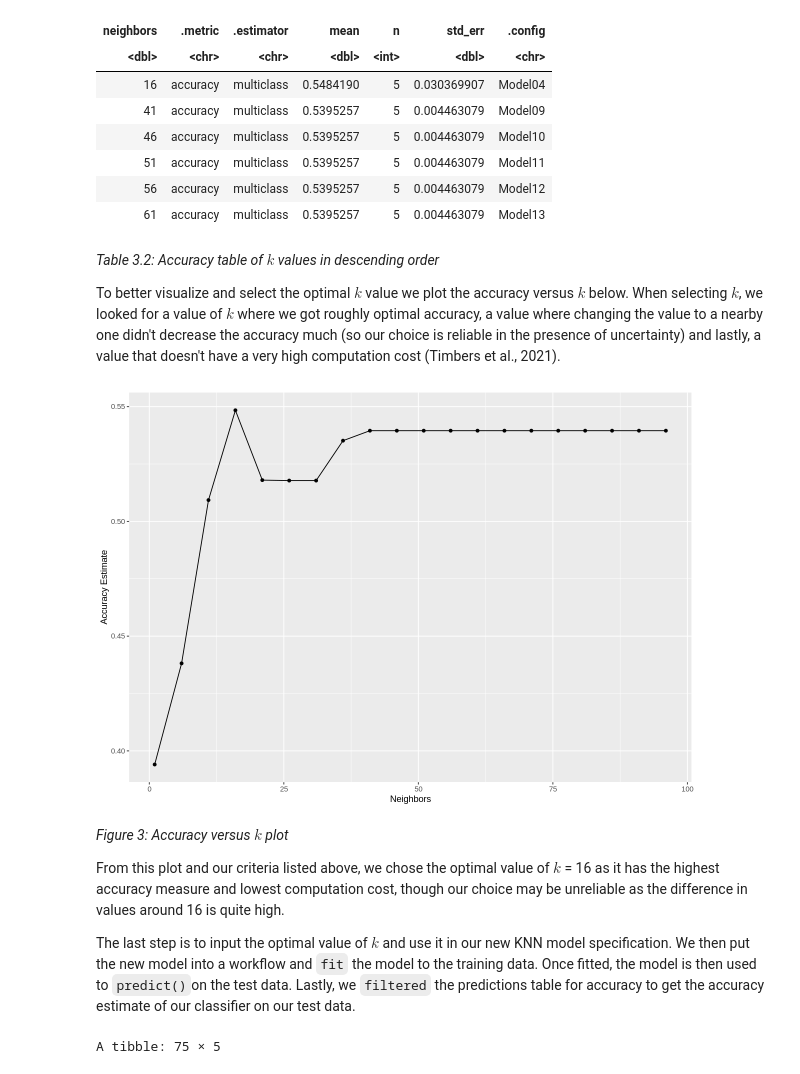
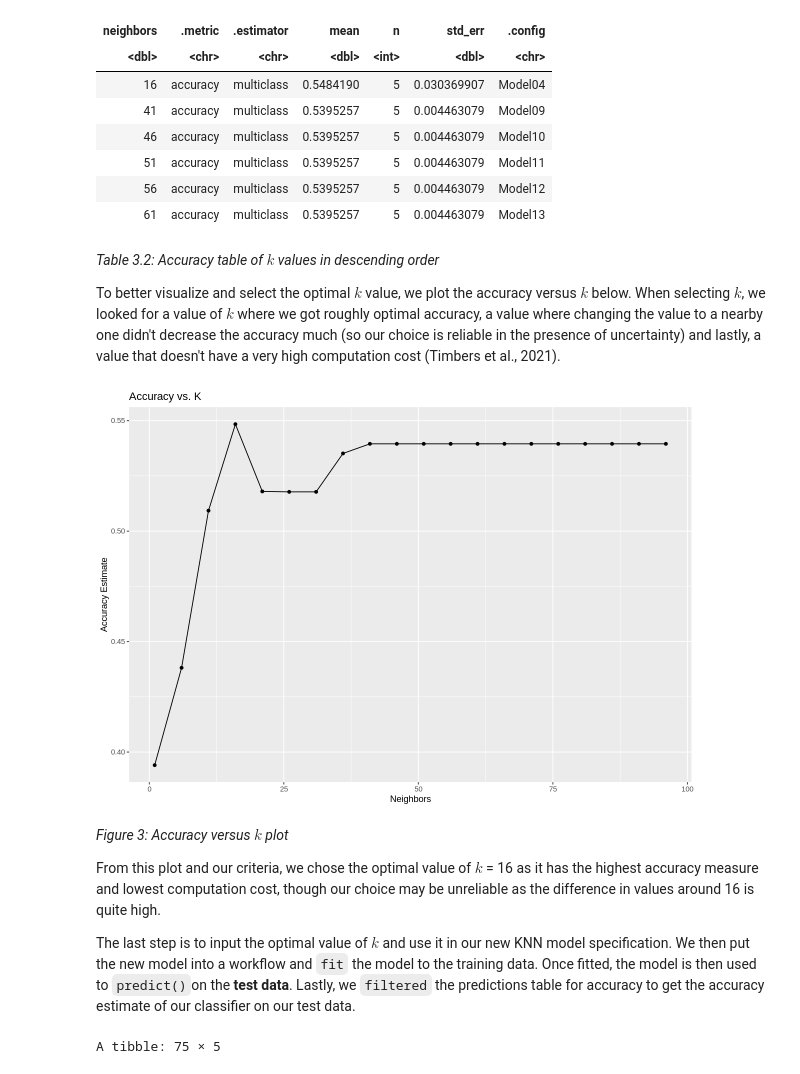
Before and after one commit to chinweeze/pass-this-class, a Jupyter notebook: Group_Project_Report.ipynb, the cells around one changed output. Cells and saved outputs as stored; diff of their text form; code cells hidden in the pictures.

```diff
--- a/Group_Project_Report.ipynb
+++ b/Group_Project_Report.ipynb
@@ -364,24 +346,25 @@ A tibble: 6 × 7
 *Table 3.2: Accuracy table of $k$ values in descending order*
 
 
-To better visualize and select the optimal $k$ value we plot the accuracy versus $k$ below. When selecting $k$, we looked for a value of $k$ where we got roughly optimal accuracy, a value where changing the value to a nearby one didn't decrease the accuracy much (so our choice is reliable in the presence of uncertainty) and lastly, a value that doesn't have a very high computation cost (Timbers et al., 2021).
+To better visualize and select the optimal $k$ value, we plot the accuracy versus $k$ below. When selecting $k$, we looked for a value of $k$ where we got roughly optimal accuracy, a value where changing the value to a nearby one didn't decrease the accuracy much (so our choice is reliable in the presence of uncertainty) and lastly, a value that doesn't have a very high computation cost (Timbers et al., 2021).
 # %%
 options(repr.plot.width = 10, repr.plot.height = 7)
 accuracy_vs_k <- ggplot(accuracies, aes(x = neighbors, y = mean)) +
   geom_point() +
   geom_line() +
-  labs(x = "Neighbors", y = "Accuracy Estimate")
+  labs(x = "Neighbors", y = "Accuracy Estimate")+
+    ggtitle("Accuracy vs. K")
 
 accuracy_vs_k
 # %% [output]
-[figure, old version]
+[figure, new version]
 # %% [markdown]
 *Figure 3: Accuracy versus $k$ plot*
 
-From this plot and our criteria listed above, we chose the optimal value of $k$ = 16 as it has the highest accuracy measure and lowest computation cost, though our choice may be  unreliable as the difference in values around 16 is quite high.
+From this plot and our criteria, we chose the optimal value of $k$ = 16 as it has the highest accuracy measure and lowest computation cost, though our choice may be  unreliable as the difference in values around 16 is quite high.
 
 
-The last step is to input the optimal value of $k$ and use it in our new KNN model specification. We then put the new model into a workflow and `fit` the model to the training data. Once fitted, the model is then used to `predict()`on the test data. Lastly, we `filtered` the predictions table for accuracy to get the accuracy estimate of our classifier on our test data.
+The last step is to input the optimal value of $k$ and use it in our new KNN model specification. We then put the new model into a workflow and `fit` the model to the training data. Once fitted, the model is then used to `predict()`on the **test data**. Lastly, we `filtered` the predictions table for accuracy to get the accuracy estimate of our classifier on our test data.
 # %%
 options(repr.matrix.max.rows = 10)
 
```
Also changed, not shown: parts of 9 cells of this notebook.
